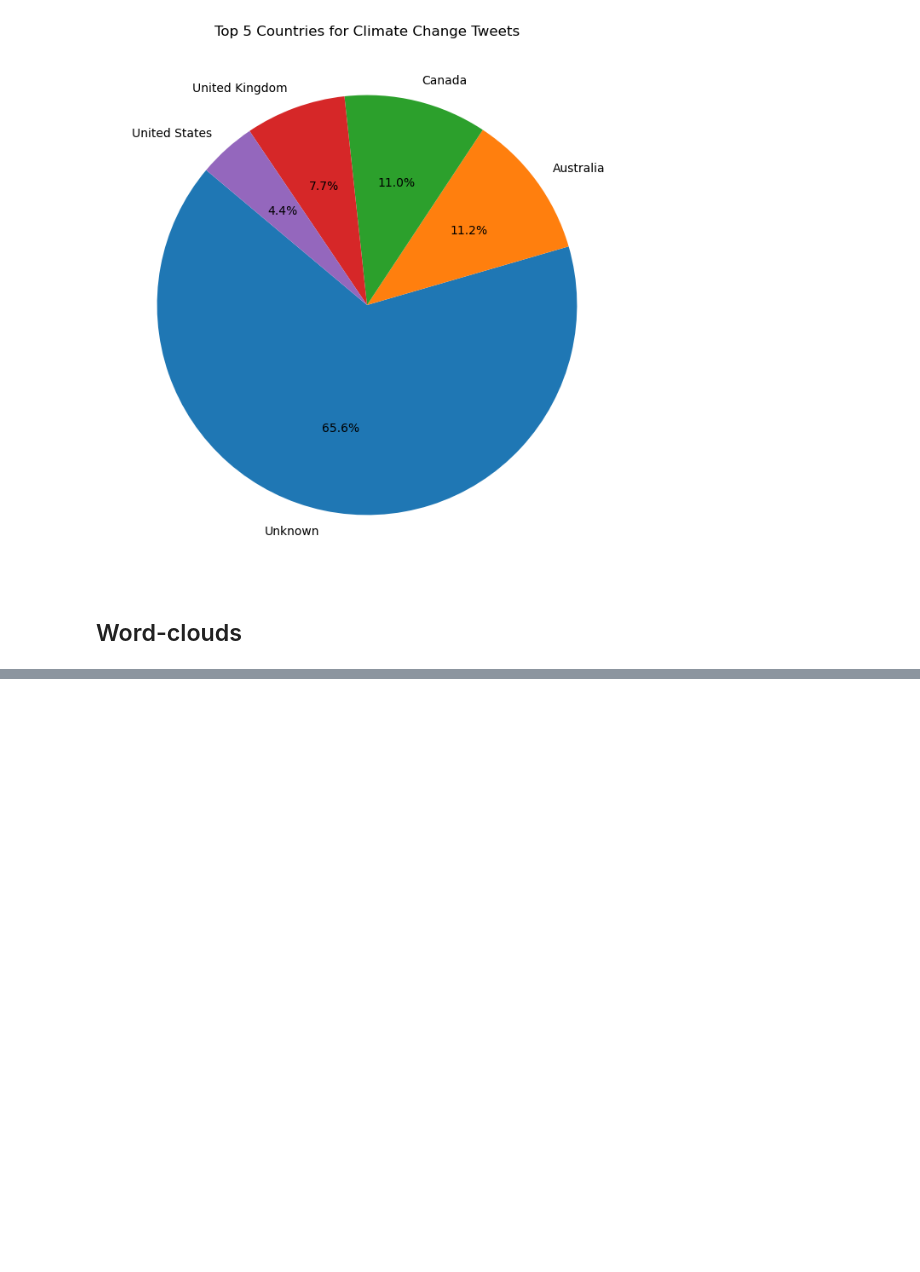
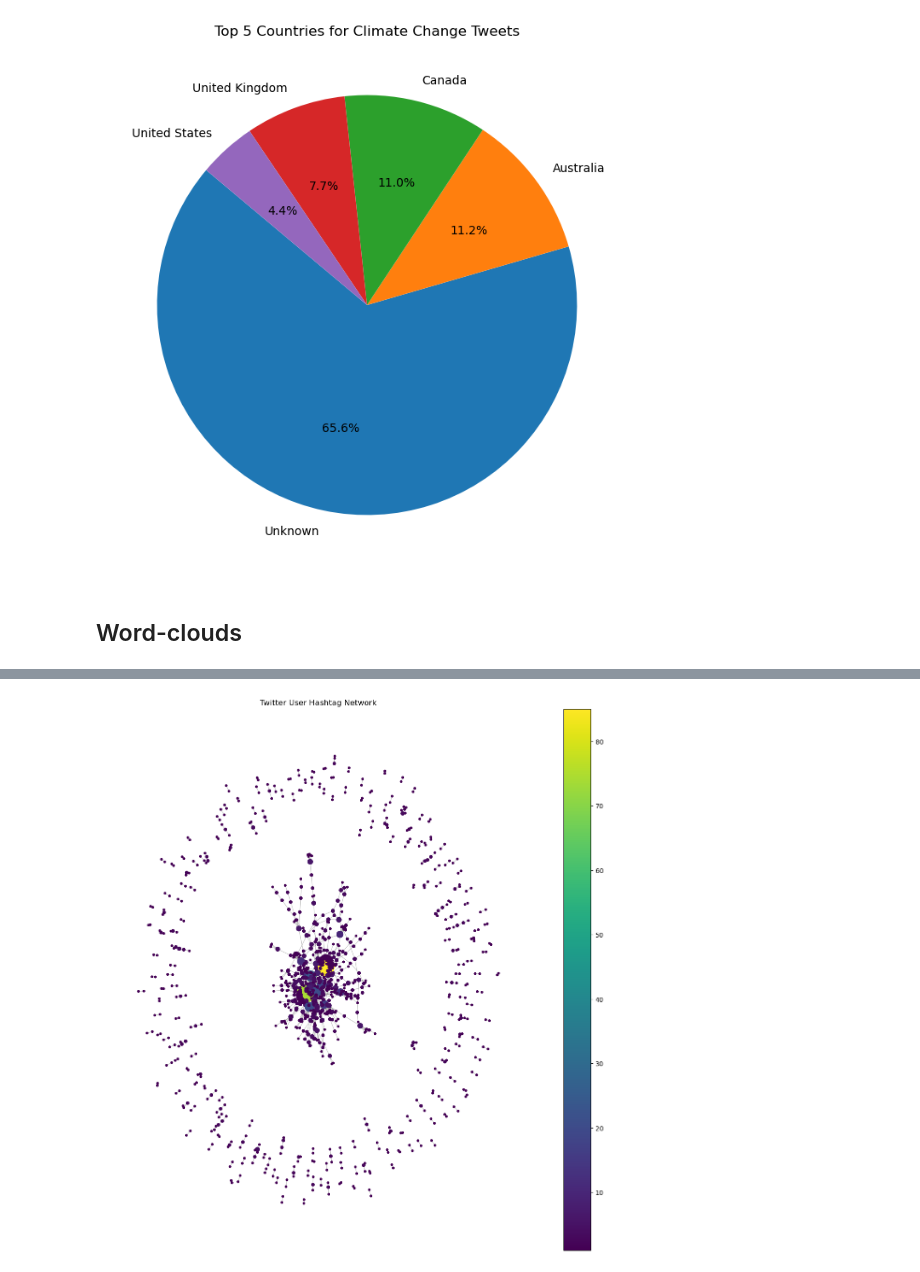
Before and after one commit to ZSoleimani/Tweets-network, a Jupyter notebook: Tweets-network.ipynb, the cells around one changed output, grey strips where cells are left out. Drawn from its saved outputs; the diff is of its cells as text; code cells hidden in the pictures; blank space fills up the shorter version.

Commit message:
Graph
graph with # added

```diff
--- a/Tweets-network.ipynb
+++ b/Tweets-network.ipynb
@@ -629,0 +671,26 @@ plt.show()
+# %%
+# Sample a subset of edges if the graph is too large
+sample_size = 1000  # Adjust this number based on the size and capability of your environment
+sampled_edges = random.sample(edges, min(sample_size, len(edges)))
+
+# Create a smaller graph with the sampled edges
+G_sampled = nx.Graph()
+G_sampled.add_edges_from(sampled_edges)
+
+# Use the spring layout for better node distribution
+pos = nx.spring_layout(G_sampled, seed=42)  # Seed for reproducible layout
+
+# Calculate node degrees (number of connections)
+degrees = dict(nx.degree(G_sampled))
+
+# Draw the graph with node size proportional to degree and color by degree
+plt.figure(figsize=(15, 15))
+nodes = nx.draw_networkx_nodes(G_sampled, pos, node_size=[v * 10 for v in degrees.values()],
+                               node_color=list(degrees.values()), cmap=plt.cm.viridis)
+edges = nx.draw_networkx_edges(G_sampled, pos, alpha=0.2)
+plt.colorbar(nodes)
+plt.axis('off')
+plt.title('Twitter User Hashtag Network')
+plt.show()
+# %% [output]
+[figure, added]
```
Also changed, not shown: parts of 18 cells of this notebook.
